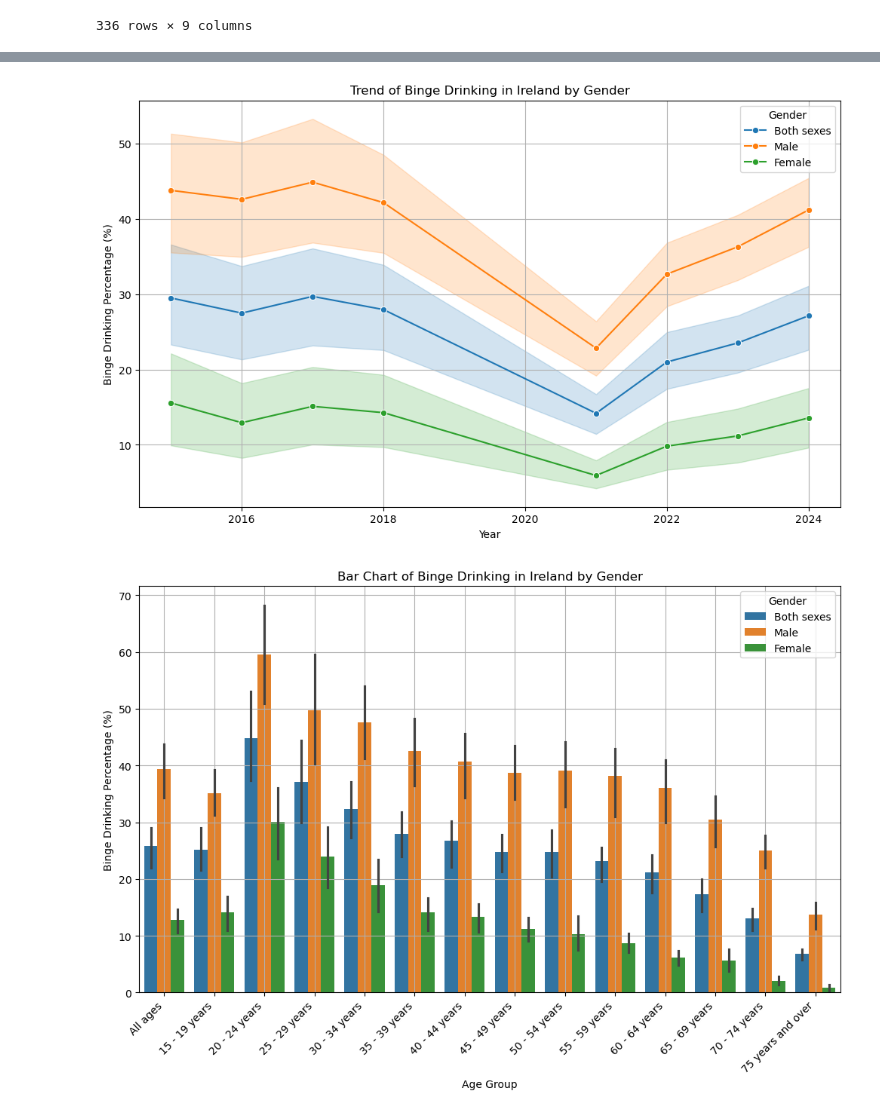
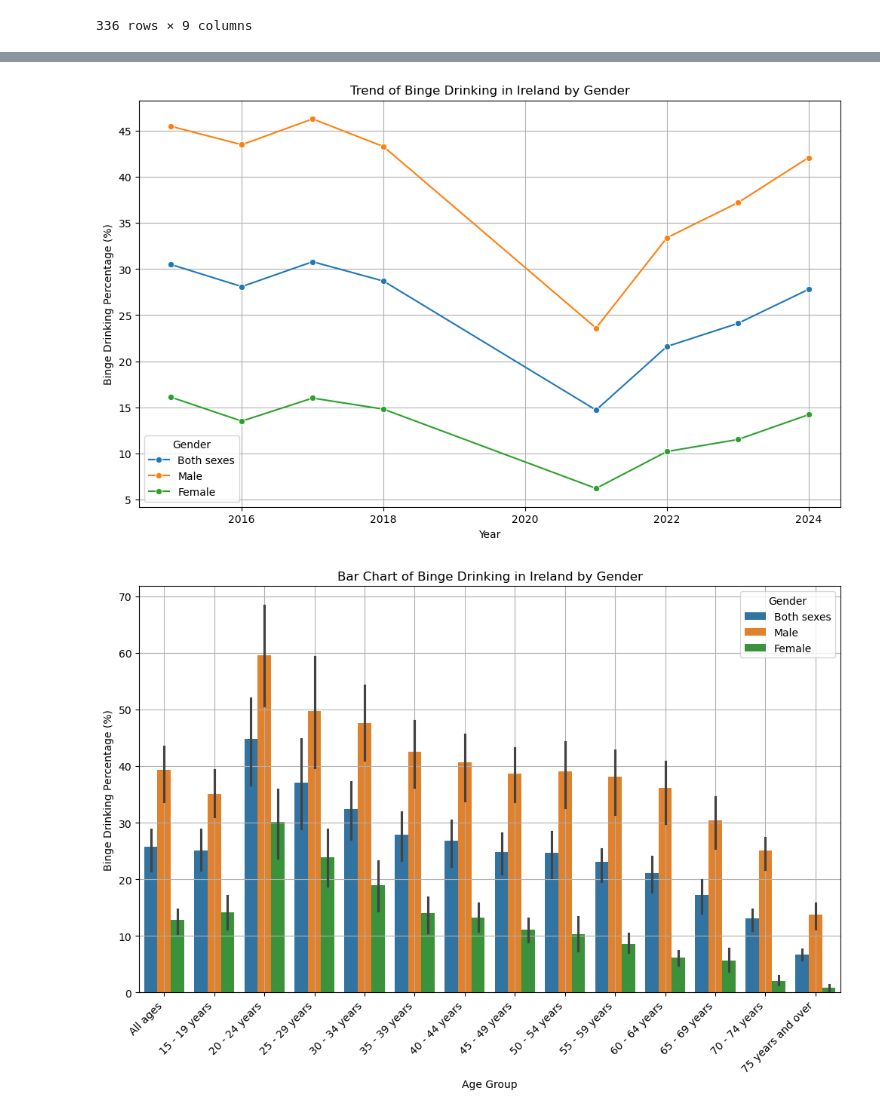
Before and after one commit to Sxnds01/PFDA-project, a Jupyter notebook: project.ipynb, the cells around one changed output, grey strips where cells are left out. Cells and saved outputs as stored; diff of their text form; code cells hidden in the pictures.

```diff
--- a/project.ipynb
+++ b/project.ipynb
@@ -101,3 +137,9 @@ df2.drop(columns=['TLIST(A1)'])
 | 334 | HIS47C01 | Persons who binge drink | 2024 | 2 | Female | 580 | 70 - 74 years | % | 4.3 |
 | 335 | HIS47C01 | Persons who binge drink | 2024 | 2 | Female | 605 | 75 years and over | % | 0.0 |
 336 rows × 9 columns
+# %%
+# Filter for the row with "All age groups" only
+all_age_groups_df = df2[df2["Age Group"] == "All ages"]
+
+# Verify the filtered data
+print(all_age_groups_df.head())
@@ -104,16 +160,16 @@ df2.drop(columns=['TLIST(A1)'])
 # %%
 # Lineplot for binge drinking in Ireland by gender
 plt.figure(figsize=(12, 7))
-sns.lineplot(data=df2, x="Year", y="VALUE", hue="Sex", marker="o")
+sns.lineplot(data=all_age_groups_df, x="Year", y="VALUE", hue="Sex", marker="o")
 
 plt.title("Trend of Binge Drinking in Ireland by Gender")
 plt.xlabel("Year")
 plt.ylabel("Binge Drinking Percentage (%)")
 plt.legend(title="Gender")
 plt.grid(True)
 
 # Show the plot
 plt.show()
 # %% [output]
-[figure, old version]
+[figure, new version]
 # %%
```
Also changed, not shown: parts of 7 cells of this notebook.
